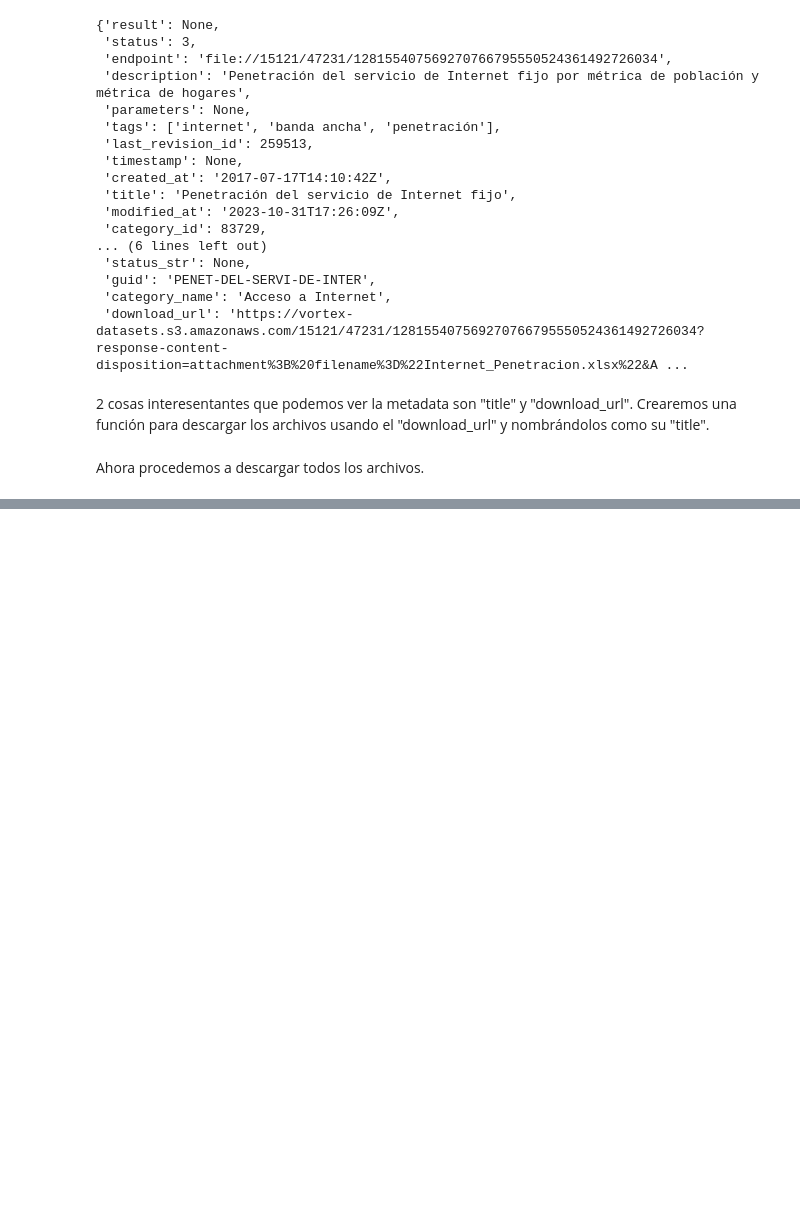
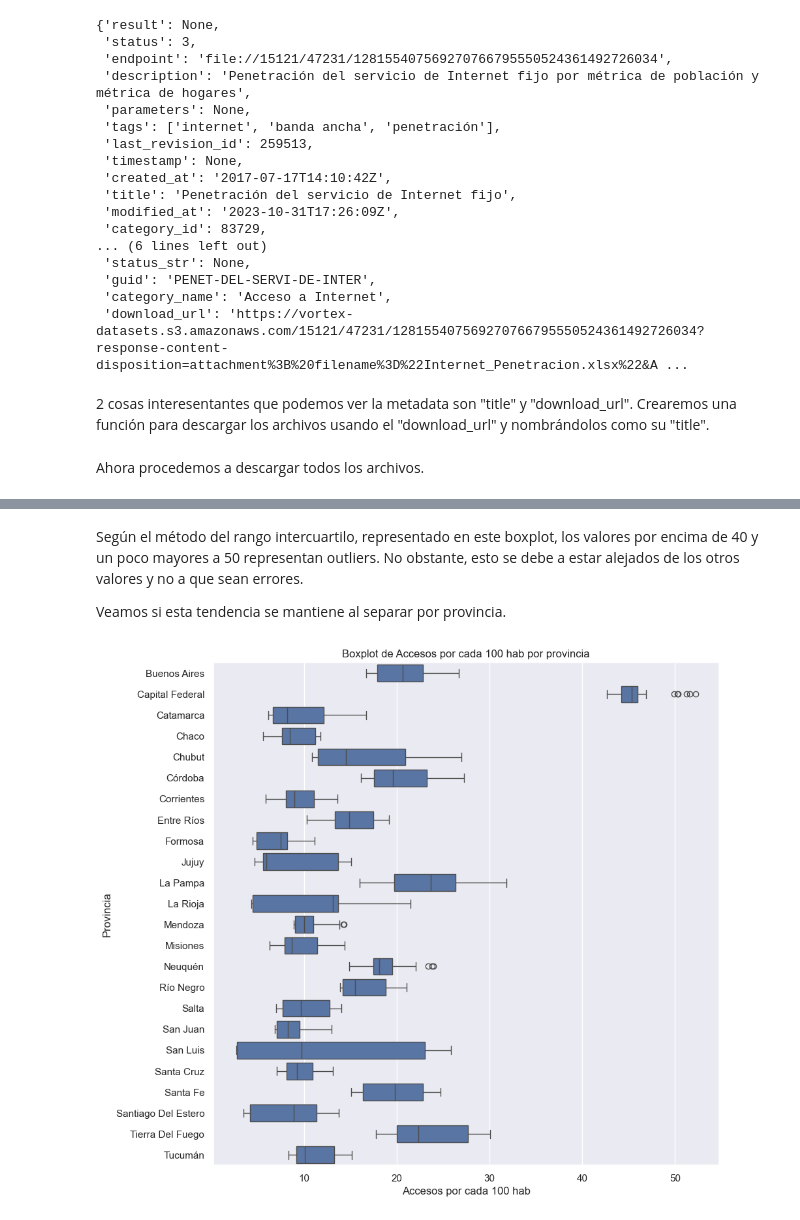
Before and after one commit to dsdrajlin/PI-DA-Telecomunicaciones, a Jupyter notebook: EDA.ipynb, the cells around one changed output, grey strips where cells are left out. Drawn from its saved outputs; the diff is of its cells as text; code cells hidden in the pictures; blank space fills up the shorter version.

```diff
--- a/EDA.ipynb
+++ b/EDA.ipynb
@@ -192,0 +347,10 @@ Ahora podemos empezar el EDA de estos datasets.
+# %% [markdown]
+Según el método del rango intercuartilo, representado en este boxplot, los valores por encima de 40 y un poco mayores a 50 representan outliers. No obstante, esto se debe a estar alejados de los otros valores y no a que sean errores.
+
+Veamos si esta tendencia se mantiene al separar por provincia.
+# %%
+plt.figure(figsize=(10, 10))
+sns.boxplot(data=penetracion_poblacion, x="Accesos por cada 100 hab", y="Provincia")
+plt.title("Boxplot de Accesos por cada 100 hab por provincia");
+# %% [output]
+[figure, added]
```
Also changed, not shown: parts of 27 cells of this notebook, 2 other files.
